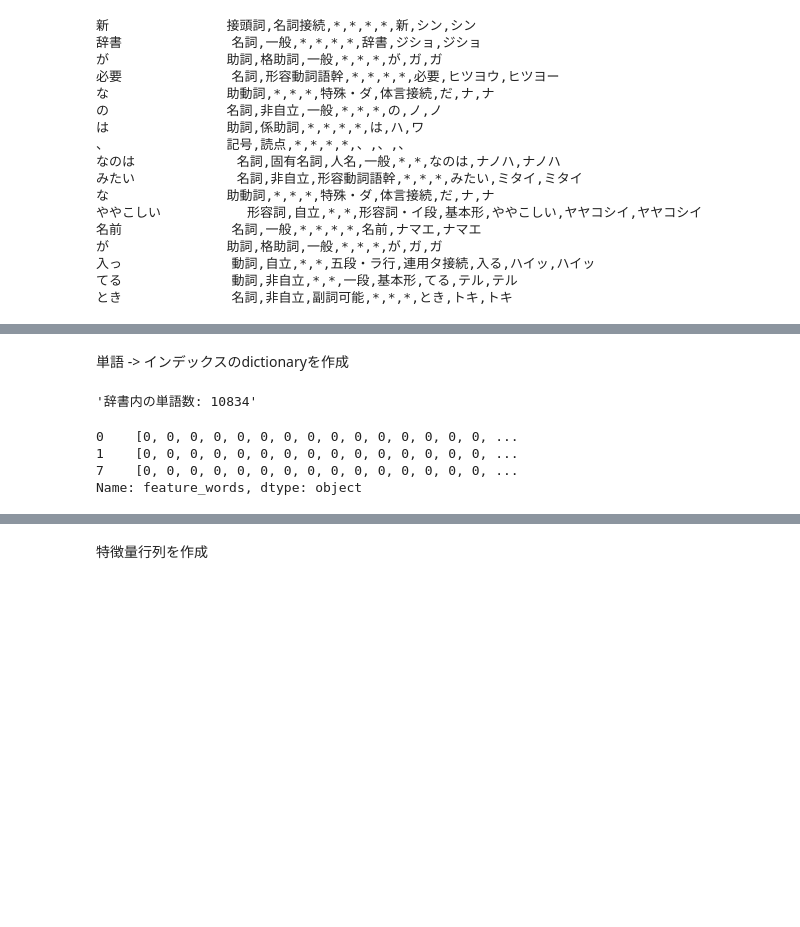
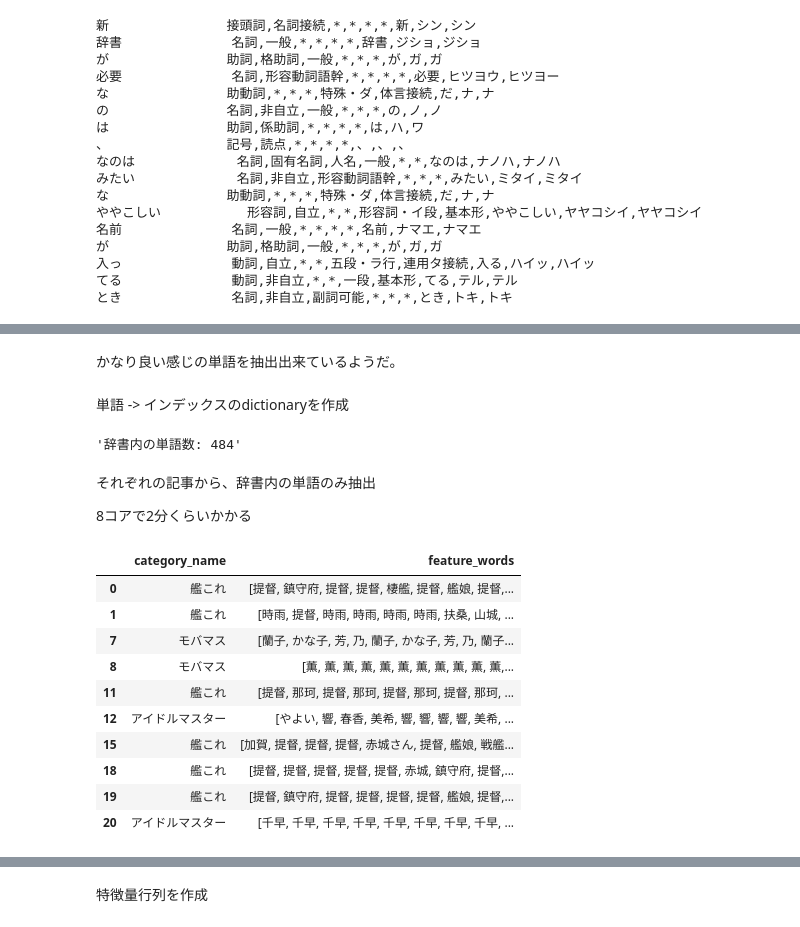
Before and after one commit to takayuky/ss_categorize, a Jupyter notebook: tfidf.ipynb, the cells around one changed output, grey strips where cells are left out. Saved outputs shown, nothing was run; the diff lists cells and outputs as text; code cells hidden in the pictures; blank space fills up the shorter version.

```diff
--- a/categorize.ipynb
+++ b/tfidf.ipynb
@@ -109,7 +112,8 @@ BeautifulSoupでhtmlタグを除去。
 8コアをフルに使っても2分くらいかかる。
 # %%
 def extract_text(html):
-    return BeautifulSoup(html, "html.parser").getText()
+    text = BeautifulSoup(html, "html.parser").getText() # htmlタグを除去
+    return re.sub(r'https?://[^\s/$.?#].[^\s]*', '', text) # urlを除去
 
 easy_df['text'] = applyParallel(easy_df.html, extract_text).values
 
@@ -234,0 +201,3 @@ easy_df[:10][['category_name', 'feature_words']]
+# %%
+grouped_words = easy_df[['category_name', 'words']].groupby(['category_name']).agg('sum')
+grouped_words
@@ -234,0 +219,20 @@ easy_df[:10][['category_name', 'feature_words']]
+# %%
+counters = list(map(lambda word_array: Counter(word_array), grouped_words.words.values))
+
+cutoff = 0.001
+def get_tf_idf_above_cutoff(counter):
+    global counters, cutoff
+
+    words = counter.most_common(200) # [('hello', 142), ('world', 24), ...]
+    word_len = sum(counter.values())
+
+    tf_idf = Counter()
+    for word in words:
+        tf = word[1] / word_len
+        idf = np.log(len(counters) / sum(map(lambda counter: 1 if counter[word[0]] > 0 else 0, counters)))
+        if tf * idf > cutoff:
+            tf_idf[word[0]] = tf * idf
+    return tf_idf
+
+high_tfidf_words = list(map(get_tf_idf_above_cutoff, counters))
+list(map(lambda x: x.most_common(3), high_tfidf_words)) # それぞれ上位3つのみ表示
@@ -235,33 +257,45 @@ easy_df[:10][['category_name', 'feature_words']]
+# %% [markdown]
+かなり良い感じの単語を抽出出来ているようだ。
 # %% [markdown]
 単語 -> インデックスのdictionaryを作成
 # %%
 def flatten(l):
     return [item for sublist in l for item in sublist]
 
+all_words = set(flatten(map(lambda counter: counter.keys(), high_tfidf_words)))
+
 word2index = {}
-for i,v in enumerate(set(flatten(easy_df.feature_words.values))):
+for i,v in enumerate(all_words):
     word2index[v] = i
 
 num_words = len(word2index)
 "辞書内の単語数: {}".format(num_words)
 # %% [output]
-'辞書内の単語数: 10834'
+'辞書内の単語数: 484'
-# %%
-def sparse_to_dense(sparse, length):
-    dense = np.zeros(length, dtype=np.int32)
-    for i in sparse:
-        dense[i] = 1
-    assert len(dense) == length
-    return dense
-
-def get_dense_features(feature_words):
-    global num_words, word2index
-    sparse = map(lambda x: word2index[x], feature_words)
-    return sparse_to_dense(sparse, num_words)
-
-easy_df[:3].feature_words.apply(get_dense_features)
-# %% [output]
-0    [0, 0, 0, 0, 0, 0, 0, 0, 0, 0, 0, 0, 0, 0, 0, ...
-1    [0, 0, 0, 0, 0, 0, 0, 0, 0, 0, 0, 0, 0, 0, 0, ...
-7    [0, 0, 0, 0, 0, 0, 0, 0, 0, 0, 0, 0, 0, 0, 0, ...
-Name: feature_words, dtype: object
+# %% [markdown]
+それぞれの記事から、辞書内の単語のみ抽出
+
+8コアで2分くらいかかる
+# %%
+def get_feature_words(text):
+    word_array = get_separted_words(text)
+    feature_word_array = []
+    for word in word_array:
+        if word in word2index:
+            feature_word_array.append(word)
+    return feature_word_array
+
+easy_df['feature_words'] = applyParallel(easy_df.text, get_feature_words).values
+easy_df[:10][['category_name', 'feature_words']]
+# %% [output]
+|  | category_name | feature_words |
+| 0 | 艦これ | [提督, 鎮守府, 提督, 提督, 棲艦, 提督, 艦娘, 提督,... |
+| 1 | 艦これ | [時雨, 提督, 時雨, 時雨, 時雨, 時雨, 扶桑, 山城, ... |
+| 7 | モバマス | [蘭子, かな子, 芳, 乃, 蘭子, かな子, 芳, 乃, 蘭子... |
+| 8 | モバマス | [薫, 薫, 薫, 薫, 薫, 薫, 薫, 薫, 薫, 薫, 薫,... |
+| 11 | 艦これ | [提督, 那珂, 提督, 那珂, 提督, 那珂, 提督, 那珂, ... |
+| 12 | アイドルマスター | [やよい, 響, 春香, 美希, 響, 響, 響, 響, 美希, ... |
+| 15 | 艦これ | [加賀, 提督, 提督, 提督, 赤城さん, 提督, 艦娘, 戦艦... |
+| 18 | 艦これ | [提督, 提督, 提督, 提督, 提督, 赤城, 鎮守府, 提督,... |
+| 19 | 艦これ | [提督, 鎮守府, 提督, 提督, 提督, 提督, 艦娘, 提督,... |
+| 20 | アイドルマスター | [千早, 千早, 千早, 千早, 千早, 千早, 千早, 千早, ... |
```
Also changed, not shown: parts of 30 cells of this notebook, 1 other file.
